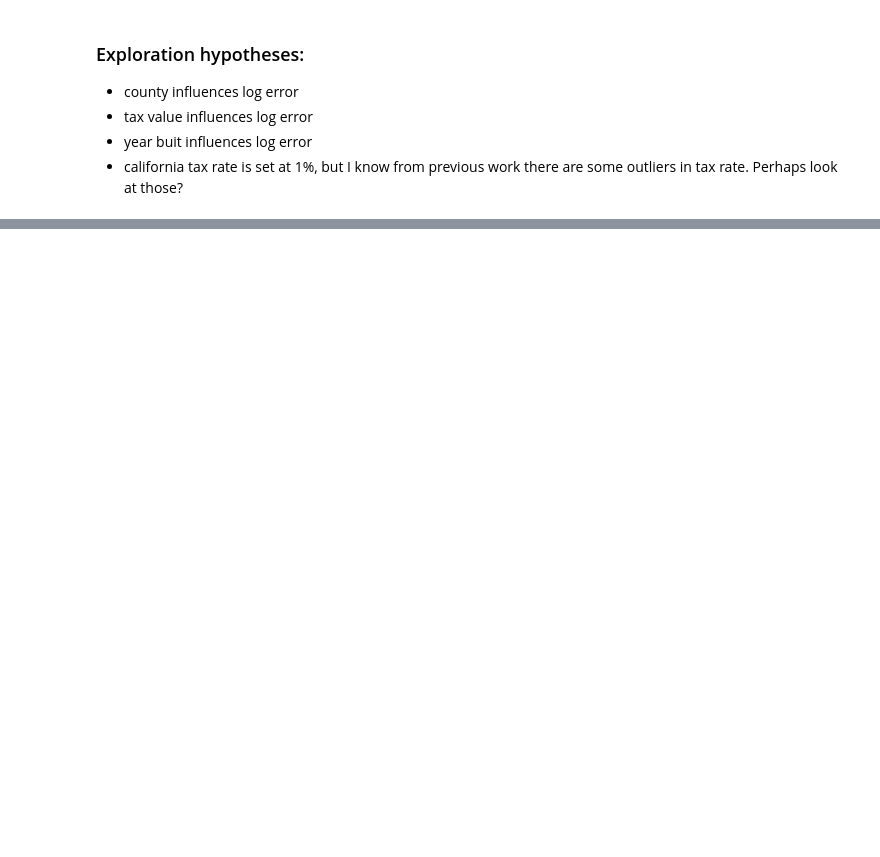
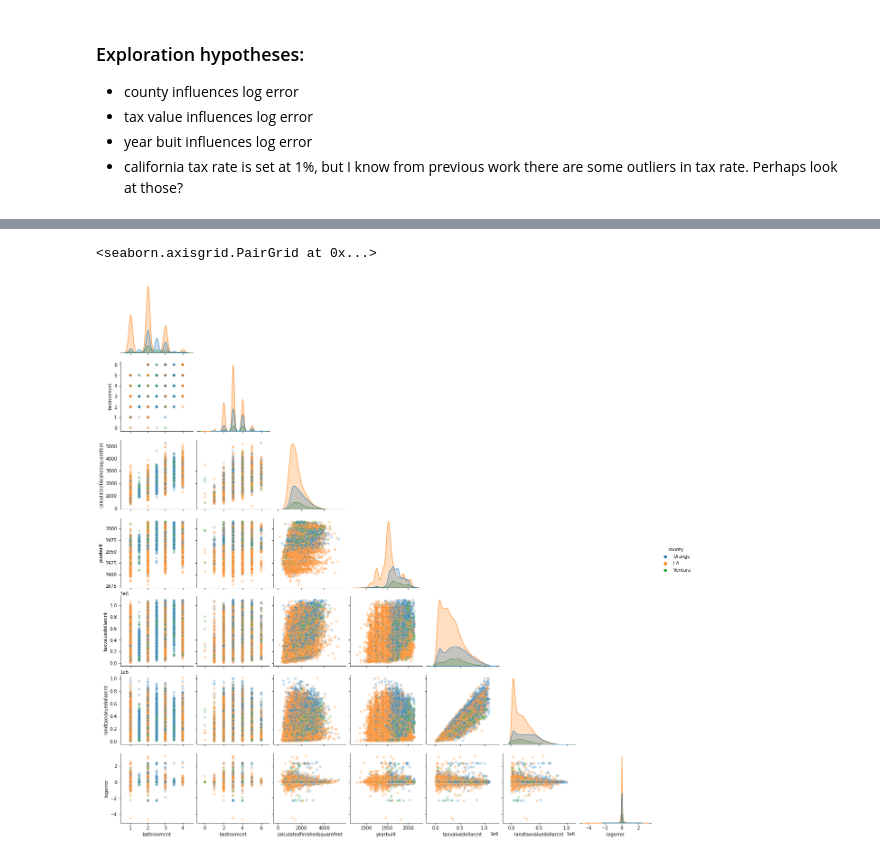
Before and after one commit to parkervoit/zillow-clustering-project, a Jupyter notebook: scratch_notebook.ipynb, the cells around one changed output, grey strips where cells are left out. Cells and saved outputs as stored; diff of their text form; code cells hidden in the pictures; blank space fills up the shorter version.

```diff
--- a/scratch_notebook.ipynb
+++ b/scratch_notebook.ipynb
@@ -447,0 +445,7 @@ memory usage: 5.7+ MB
+# %%
+sns.pairplot(train[['bathroomcnt','bedroomcnt','calculatedfinishedsquarefeet',\
+                    'yearbuilt','taxvaluedollarcnt',\
+                    'landtaxvaluedollarcnt','county','logerror']], hue = 'county', corner = True, plot_kws = {'alpha' :.25})
+# %% [output]
+<seaborn.axisgrid.PairGrid at 0x...>
+[figure, added]
```
Also changed, not shown: parts of 39 cells of this notebook, 3 other files.
